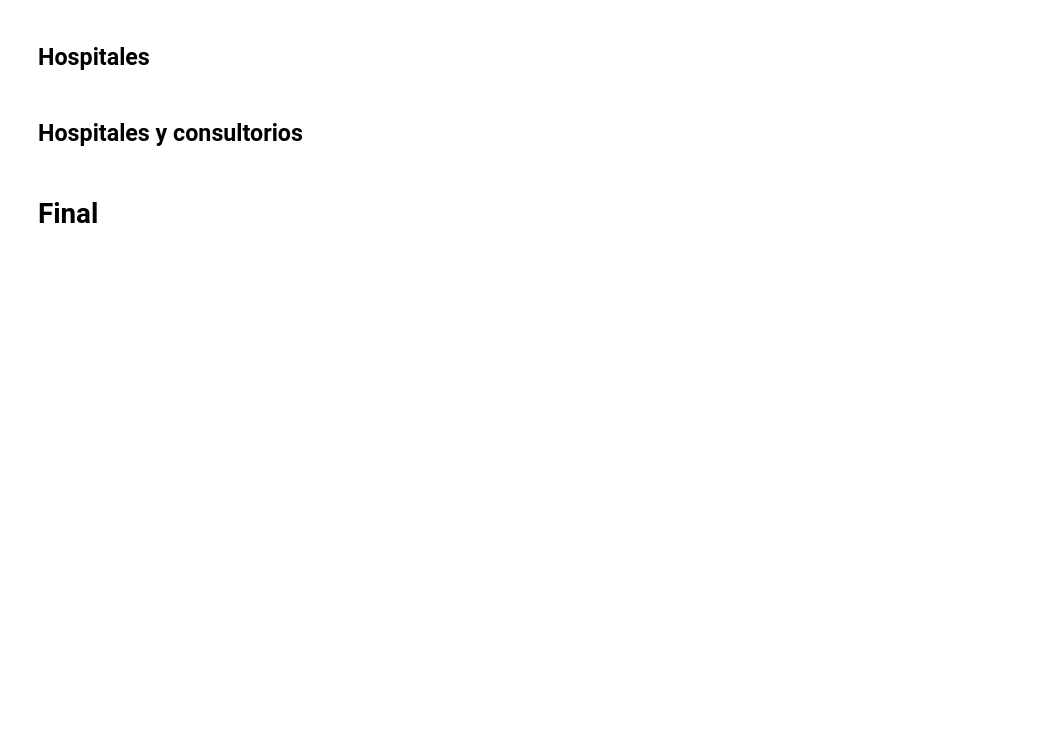
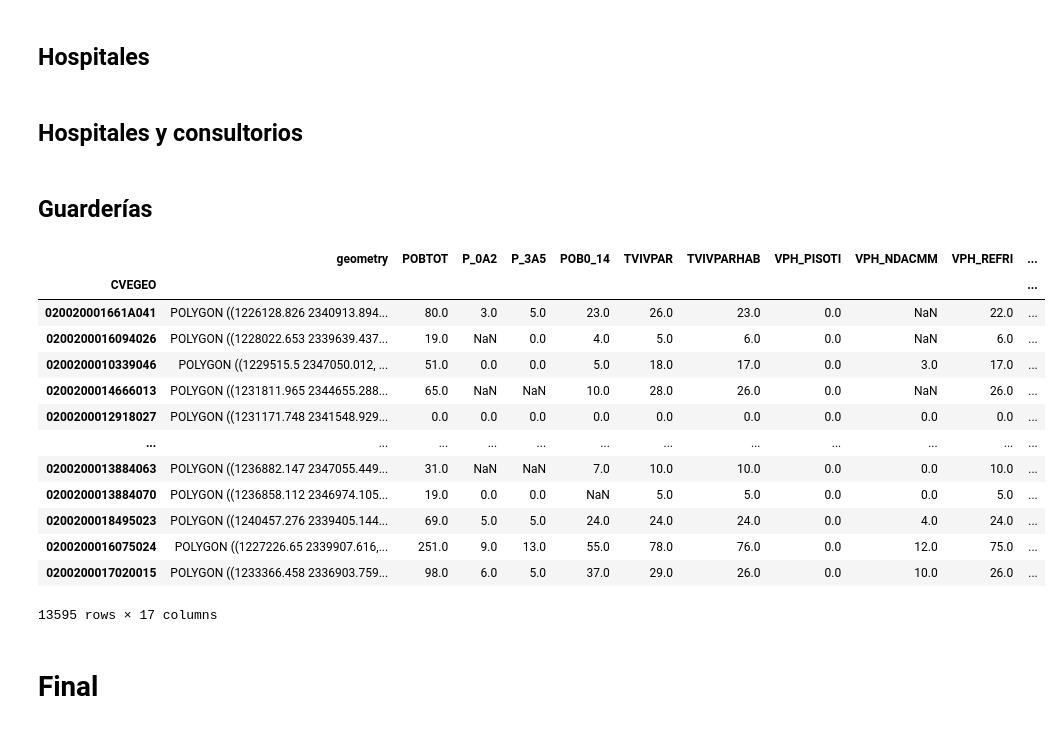
Before and after one commit to RodolfoFigueroa/mexicali-zone, a Jupyter notebook: global_stats.ipynb, the cells around one changed output. Drawn from its saved outputs; the diff is of its cells as text; code cells hidden in the pictures; blank space fills up the shorter version.

```diff
--- a/global_stats.ipynb
+++ b/global_stats.ipynb
@@ -345,3 +347,22 @@ rows["frac_personas_mas_lejos_500m_consultorios"] = get_pop_not_intersects(
     ),
     pop_col="POBTOT",
 )
+# %% [markdown]
+## Guarderías
+# %%
+joined
+# %% [output]
+|  | geometry | POBTOT | P_0A2 | P_3A5 | POB0_14 | TVIVPAR | TVIVPARHAB | VPH_PISOTI | VPH_NDACMM | VPH_REFRI | ... |
+| CVEGEO |  |  |  |  |  |  |  |  |  |  | ... |
+| 020020001661A041 | POLYGON ((1226128.826 2340913.894... | 80.0 | 3.0 | 5.0 | 23.0 | 26.0 | 23.0 | 0.0 | NaN | 22.0 | ... |
+| 0200200016094026 | POLYGON ((1228022.653 2339639.437... | 19.0 | NaN | 0.0 | 4.0 | 5.0 | 6.0 | 0.0 | NaN | 6.0 | ... |
+| 0200200010339046 | POLYGON ((1229515.5 2347050.012, ... | 51.0 | 0.0 | 0.0 | 5.0 | 18.0 | 17.0 | 0.0 | 3.0 | 17.0 | ... |
+| 0200200014666013 | POLYGON ((1231811.965 2344655.288... | 65.0 | NaN | NaN | 10.0 | 28.0 | 26.0 | 0.0 | NaN | 26.0 | ... |
+| 0200200012918027 | POLYGON ((1231171.748 2341548.929... | 0.0 | 0.0 | 0.0 | 0.0 | 0.0 | 0.0 | 0.0 | 0.0 | 0.0 | ... |
+| ... | ... | ... | ... | ... | ... | ... | ... | ... | ... | ... | ... |
+| 0200200013884063 | POLYGON ((1236882.147 2347055.449... | 31.0 | NaN | NaN | 7.0 | 10.0 | 10.0 | 0.0 | 0.0 | 10.0 | ... |
+| 0200200013884070 | POLYGON ((1236858.112 2346974.105... | 19.0 | 0.0 | 0.0 | NaN | 5.0 | 5.0 | 0.0 | 0.0 | 5.0 | ... |
+| 0200200018495023 | POLYGON ((1240457.276 2339405.144... | 69.0 | 5.0 | 5.0 | 24.0 | 24.0 | 24.0 | 0.0 | 4.0 | 24.0 | ... |
+| 0200200016075024 | POLYGON ((1227226.65 2339907.616,... | 251.0 | 9.0 | 13.0 | 55.0 | 78.0 | 76.0 | 0.0 | 12.0 | 75.0 | ... |
+| 0200200017020015 | POLYGON ((1233366.458 2336903.759... | 98.0 | 6.0 | 5.0 | 37.0 | 29.0 | 26.0 | 0.0 | 10.0 | 26.0 | ... |
+13595 rows × 17 columns
```
Also changed, not shown: parts of 6 cells of this notebook, 4 other files.
